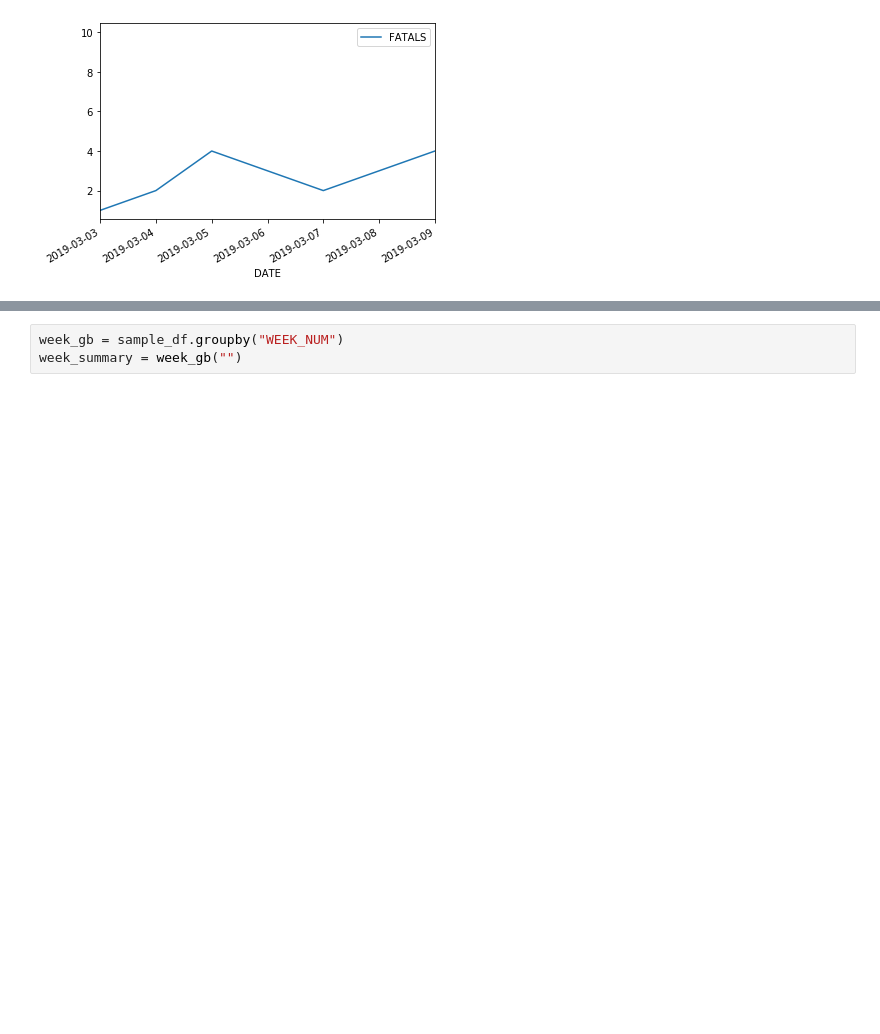
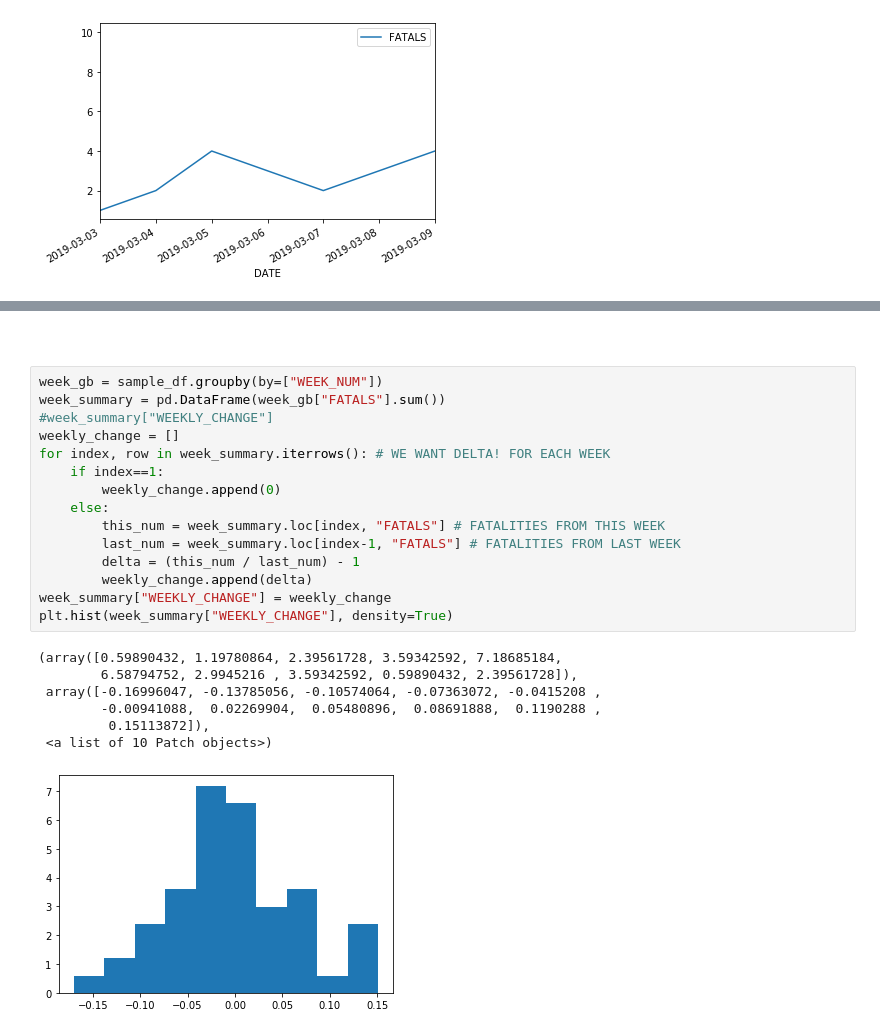
Before and after one commit to vieravfg/Analysis-of-Traffic-Fatalities, a Jupyter notebook: main.ipynb, the cells around one changed output, grey strips where cells are left out. Saved outputs shown, nothing was run; the diff lists cells and outputs as text; blank space fills up the shorter version.

Commit message:
Added Week-Over-Week changes

```diff
--- a/main.ipynb
+++ b/main.ipynb
@@ -124,6 +124,28 @@ plt.xlim(start_date, end_date)
 plt.show()
 # %% [output]
 [figure]
-# %%
-week_gb = sample_df.groupby("WEEK_NUM")
-week_summary = week_gb("")
+# %% [markdown]
+###
+# %%
+week_gb = sample_df.groupby(by=["WEEK_NUM"])
+week_summary = pd.DataFrame(week_gb["FATALS"].sum())
+#week_summary["WEEKLY_CHANGE"]
+weekly_change = []
+for index, row in week_summary.iterrows(): # WE WANT DELTA! FOR EACH WEEK
+    if index==1:
+        weekly_change.append(0)
+    else:
+        this_num = week_summary.loc[index, "FATALS"] # FATALITIES FROM THIS WEEK
+        last_num = week_summary.loc[index-1, "FATALS"] # FATALITIES FROM LAST WEEK
+        delta = (this_num / last_num) - 1
+        weekly_change.append(delta)
+week_summary["WEEKLY_CHANGE"] = weekly_change
+plt.hist(week_summary["WEEKLY_CHANGE"], density=True)
+# %% [output]
+(array([0.59890432, 1.19780864, 2.39561728, 3.59342592, 7.18685184,
+        6.58794752, 2.9945216 , 3.59342592, 0.59890432, 2.39561728]),
+ array([-0.16996047, -0.13785056, -0.10574064, -0.07363072, -0.0415208 ,
+        -0.00941088,  0.02269904,  0.05480896,  0.08691888,  0.1190288 ,
+         0.15113872]),
+ <a list of 10 Patch objects>)
+[figure, added]
```
Also changed, not shown: parts of 3 cells of this notebook.
